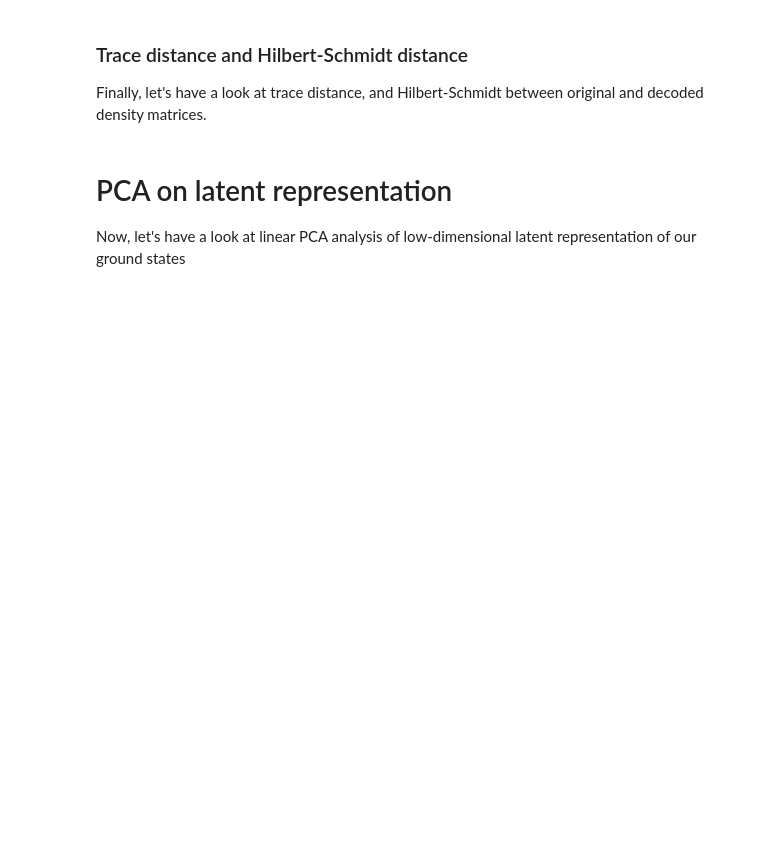
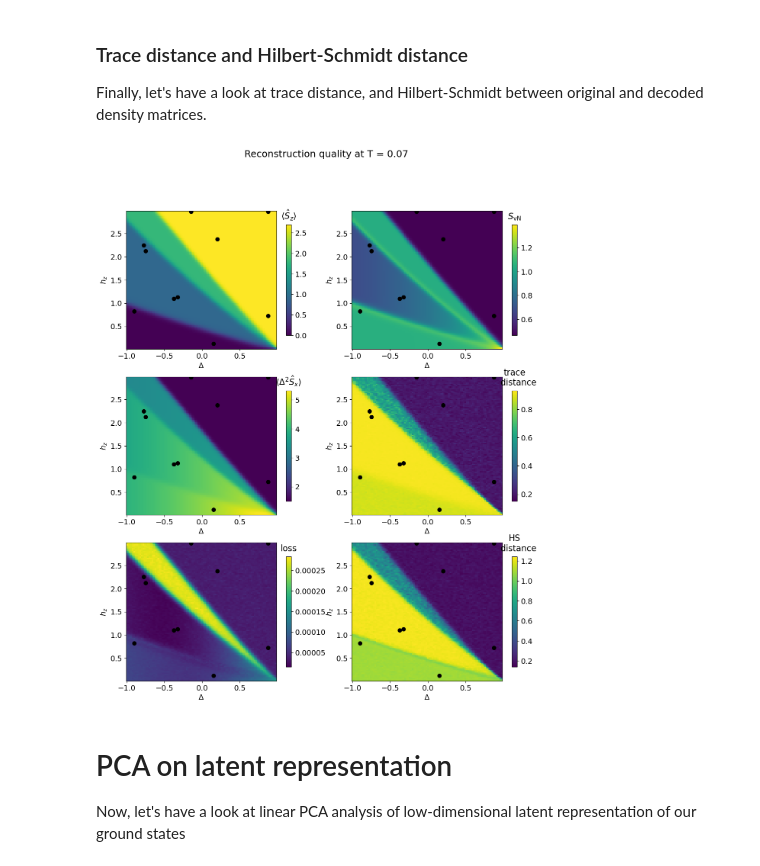
Before and after one commit to MarcinPlodzien/Unsupervised_anomaly_detection_for_finite_temperature_Gibbs_states_XXZ_model, a Jupyter notebook: Unsupervised_thermal_phase_diagram_quantum_XXZ_model.ipynb, the cells around one changed output. Drawn from its saved outputs; the diff is of its cells as text; code cells hidden in the pictures; blank space fills up the shorter version.

```diff
--- a/Unsupervised_thermal_phase_diagram_quantum_XXZ_model.ipynb
+++ b/Unsupervised_thermal_phase_diagram_quantum_XXZ_model.ipynb
@@ -1180,7 +1182,7 @@ Finally, let's have a look at trace distance, and Hilbert-Schmidt between origin
 # %%
 fig, ax = plt.subplots(3, 2, figsize = (14, 16))
 
-fig.suptitle("Reconstruction quality at T = {:2.2f}\n".format(T))
+fig.suptitle("Reconstruction quality at T = {:2.2f}".format(T))
 
 observable = 'Sz'
 x = df_all_decoded["delta"]
@@ -1235,37 +1237,44 @@ im3 = ax[2,0].pcolormesh(X, Y, Z, cmap=cmap_string, shading='auto')
 cbar3 = fig.colorbar(im3, ax=ax[2,0], shrink=0.8)  # Shrink the colorbar
 cbar3.ax.set_title(get_observable_string(observable), pad=10)  # Label on top of the colorbar
 ax[2,0].set_xlabel(r'$\Delta$')
 
 
 observable = 'tr_distance'
 x = df_all_decoded["delta"]
 y = df_all_decoded["hz"]
 z = df_all_decoded['tr_distance']
 grid_x = np.linspace(x.min(), x.max(), 100)
 grid_y = np.linspace(y.min(), y.max(), 100)
 X, Y = np.meshgrid(grid_x, grid_y)
 Z = griddata((x, y), z, (X, Y), method='cubic')
 im3 = ax[1,1].pcolormesh(X, Y, Z, cmap=cmap_string, shading='auto')
 cbar3 = fig.colorbar(im3, ax=ax[1,1], shrink=0.8)  # Shrink the colorbar
 cbar3.ax.set_title('trace\n   distance', pad=10)  # Label on top of the colorbar
 
 observable = 'hs_distance'
 x = df_all_decoded["delta"]
 y = df_all_decoded["hz"]
 z = df_all_decoded['hs_distance']
 grid_x = np.linspace(x.min(), x.max(), 100)
 grid_y = np.linspace(y.min(), y.max(), 100)
 X, Y = np.meshgrid(grid_x, grid_y)
 Z = griddata((x, y), z, (X, Y), method='cubic')
 im3 = ax[2,1].pcolormesh(X, Y, Z, cmap=cmap_string, shading='auto')
 cbar3 = fig.colorbar(im3, ax=ax[2,1], shrink=0.8)  # Shrink the colorbar
 cbar3.ax.set_title('HS\n   distance', pad=10)  # Label on top of the colorbar
 
+for i in range(0,2):
+    for j in range(0,3):
+        ax[j,i].scatter(df["delta"], df["hz"], color="black", s=50)
 
-ax[1,1].set_xlabel(r'$\Delta$')
-ax[1,0].set_xlabel(r'$\Delta$')
-ax[0,1].set_ylabel(r'$h_z$')
-ax[0,0].set_ylabel(r'$h_z$')
+        ax[j,i].set_xlabel(r'$\Delta$')
+        ax[j,i].set_xlabel(r'$\Delta$')
+        ax[j,i].set_ylabel(r'$h_z$')
+        ax[j,i].set_ylabel(r'$h_z$')
+plt.savefig("phase_diagram_quantum_distance_temperature_T.{:2.2f}.png".format(T))
+plt.show()
+# %% [output]
+[figure, added]
 # %% [markdown]
 # PCA on latent representation
 
```
Also changed, not shown: parts of 9 cells of this notebook, 1 other file.
